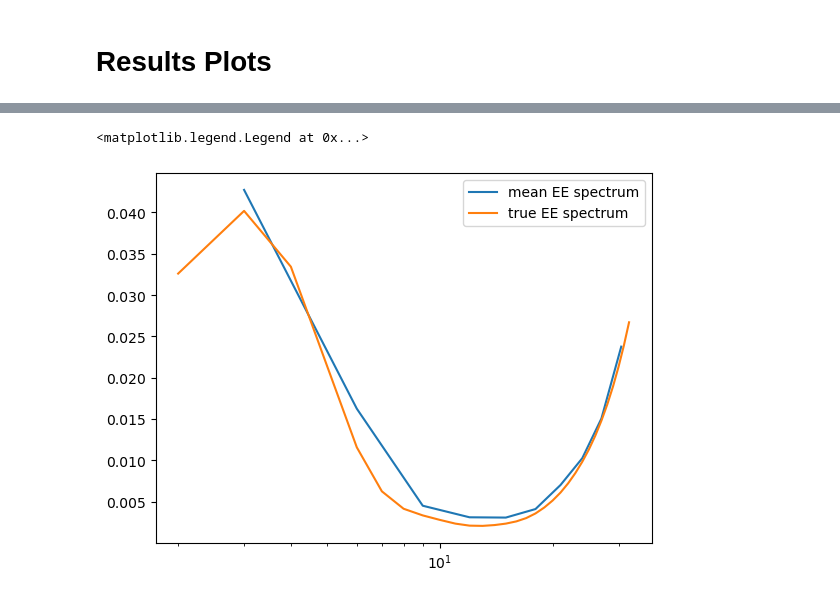
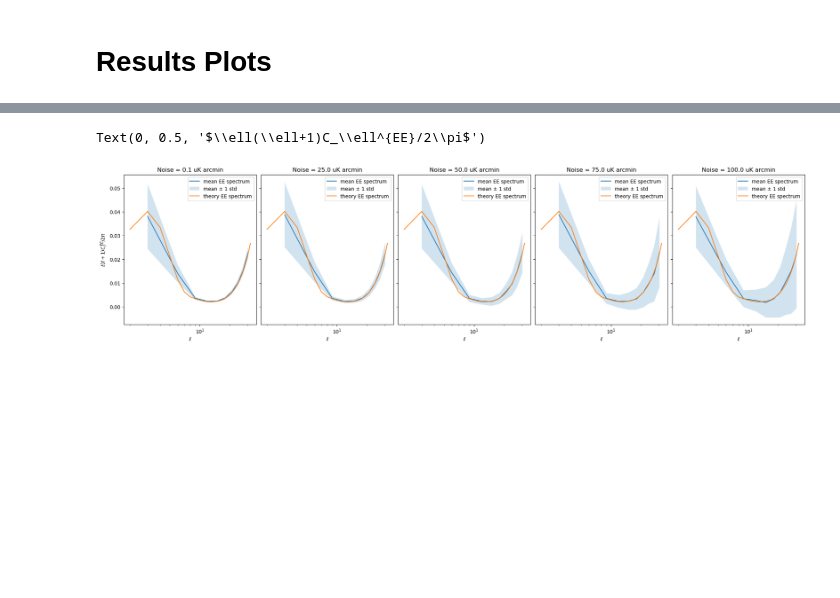
Before and after one commit to viviantao1/tau-uncertainty, a Jupyter notebook: results_plots.ipynb, the cells around one changed output, grey strips where cells are left out. Saved outputs shown, nothing was run; the diff lists cells and outputs as text; code cells hidden in the pictures; blank space fills up the shorter version.

```diff
--- a/results_plots.ipynb
+++ b/results_plots.ipynb
@@ -11,6 +13,6 @@ import camb
 pars = camb.CAMBparams()
 # %%
-data = np.load("results/f60_noise90only.npz")
+data = np.load("results/f60_noise90only2.npz")
 
 noises = data["noises"]
 sigma = data["sigma"]
@@ -38,5 +43,11 @@ ax[1].legend()
 # %%
 lmax_sim = 32
+nside_sim = 128
+lmax_xqml = 32
+nside_xqml = 16
+
+ls_sim = np.arange(2, lmax_sim+1)
+ls_xqml = np.arange(2, lmax_xqml+1)
 # %%
 def get_Clhat(tau, lmax, raw_cl=True,
               H0=67, Ombh2=0.024, Omch2=0.12,
@@ -59,0 +71,7 @@ true_spectra_sim = get_Clhat(true_tau, lmax=lmax_sim) # ensemble average power s
+# %%
+DELL = 3
+lmins = np.arange(2, lmax_xqml + 1 - DELL + 1, DELL)[:(lmax_xqml - 1) // DELL]
+lmaxs = lmins + DELL
+lmaxs[-1] = lmax_xqml + 1  # fromdeltal drops leftover ells, unmodelled power leaks into all bins
+bins = xqml.Bins(lmins, lmaxs)
+ell_bins = bins.lbin
@@ -60,11 +82,17 @@ true_spectra_sim = get_Clhat(true_tau, lmax=lmax_sim) # ensemble average power s
 # %%
-Z = ell_bins*(ell_bins+1)/(2*np.pi)
-plt.semilogx(ell_bins, cl_mean[1]*Z, label='mean EE spectrum')
-# plt.semilogx(ell_bins, cl_mean[5] + cl_std[5], label='mean + 1 std')
-# plt.semilogx(ell_bins, cl_mean[5] - cl_std[5], label='mean - 1 std')
+fig, ax = plt.subplots(1,5, figsize=(20,5), sharey=True,constrained_layout=True)
+n = 0
+Z_bin = ell_bins*(ell_bins+1)/(2*np.pi)
 Z = ls_sim*(ls_sim+1)/(2*np.pi)
-plt.semilogx(ls_sim, true_spectra_sim[1][ls_sim]*Z, label='true EE spectrum')
-plt.legend()
+for i in (0,5,10,15,20):
+    ax[n].semilogx(ell_bins, cl_mean[i]*Z_bin, label='mean EE spectrum')
+    ax[n].fill_between(ell_bins, (cl_mean[i] - cl_std[i])*Z_bin, (cl_mean[i] + cl_std[i])*Z_bin, alpha=0.2, label='mean ± 1 std')
+    ax[n].semilogx(ls_sim, true_spectra_sim[1][ls_sim]*Z, label='theory EE spectrum')
+    ax[n].legend()
+    ax[n].set_xlabel(r'$\ell$')
+    ax[n].set_title(f"Noise = {noises[i]:.1f} uK arcmin")
+    n += 1
+ax[0].set_ylabel(r'$\ell(\ell+1)C_\ell^{EE}/2\pi$')
 # %% [output]
-<matplotlib.legend.Legend at 0x...>
+Text(0, 0.5, '$\\ell(\\ell+1)C_\\ell^{EE}/2\\pi$')
-[figure, old version]
+[figure, new version]
```
Also changed, not shown: parts of 4 cells of this notebook, 6 other files.
